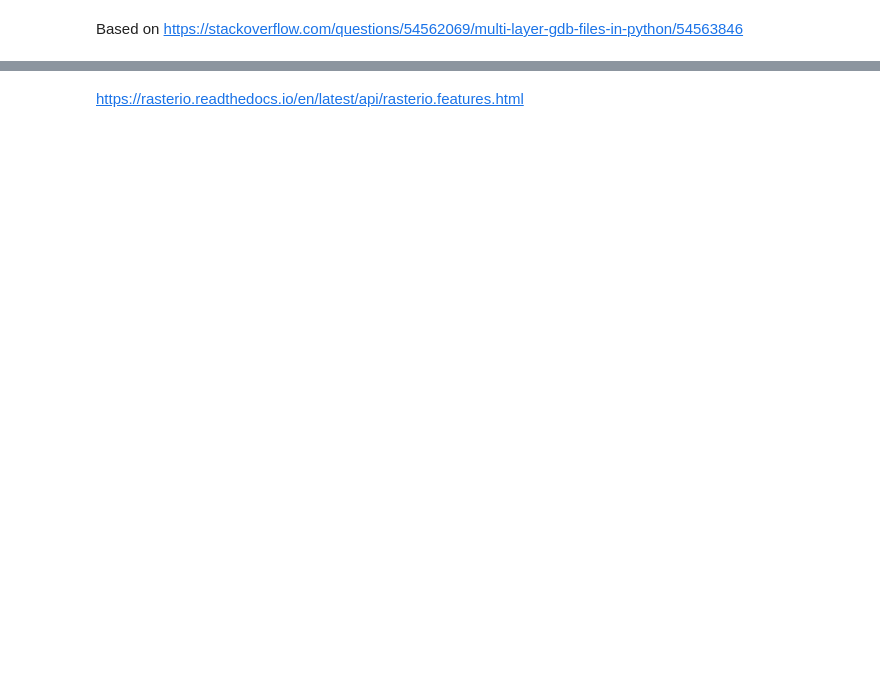
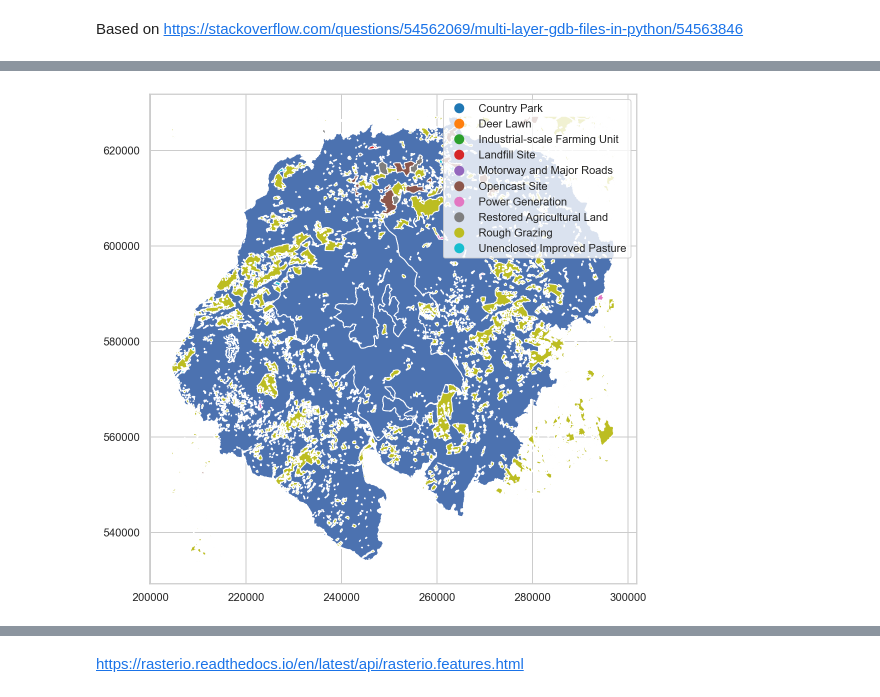
Before and after one commit to derpyninja/gecm, a Jupyter notebook: notebooks/00-fz-map-disaggregation-for-board.ipynb, the cells around one changed output, grey strips where cells are left out. Saved outputs shown, nothing was run; the diff lists cells and outputs as text; code cells hidden in the pictures; blank space fills up the shorter version.

Commit message:
finished prototype for game backdrop. note that forests are still missing...we will solve it next week

```diff
--- a/notebooks/00-fz-map-disaggregation-for-board.ipynb
+++ b/notebooks/00-fz-map-disaggregation-for-board.ipynb
@@ -113,9 +217,17 @@ park_modern_lulc.columns
 # %%
 ax = our_park.plot()
 park_modern_lulc.plot(
     column = "Type",
     legend = True,
     ax=ax
 )
+
+plt.savefig(
+    os.path.join(figure_dir, "original_map_forest_missing.png".format(rows, cols)),
+    dpi=150,
+    format="png"
+)
+# %% [output]
+[figure, added]
 # %%
 park_modern_lulc.Type.unique()
```
Also changed, not shown: parts of 19 cells of this notebook.
